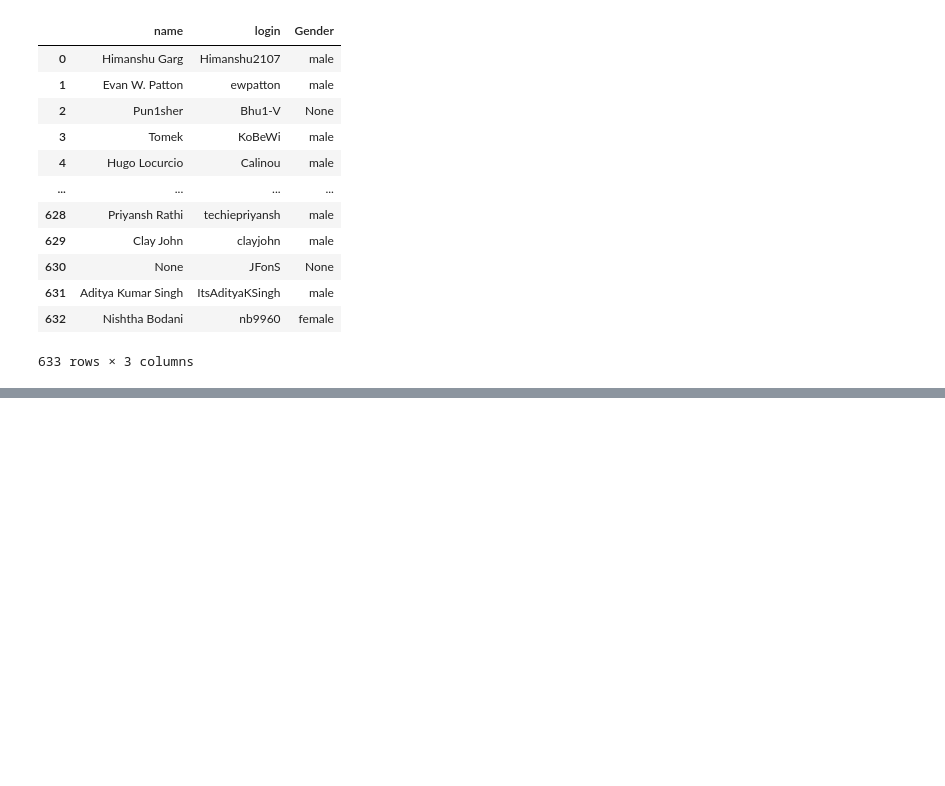
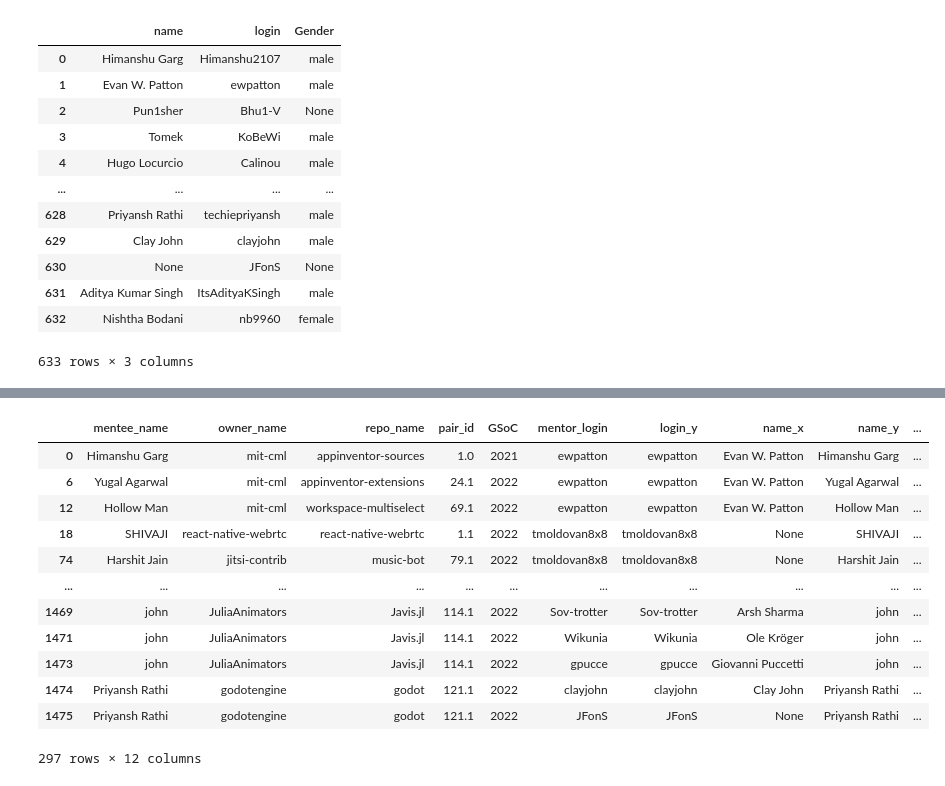
Before and after one commit to coffeehousejazz/honours_thesis, a Jupyter notebook: Code/new queries/GSoC2021.ipynb, the cells around one changed output, grey strips where cells are left out. Saved outputs shown, nothing was run; the diff lists cells and outputs as text; code cells hidden in the pictures; blank space fills up the shorter version.

```diff
--- a/Code/new queries/GSoC2021.ipynb
+++ b/Code/new queries/GSoC2021.ipynb
@@ -725,0 +749,30 @@ KeyError: 'login'
+# %%
+# gender matching / yes / no
+#success_names = pd.merge(success_mentor, user_df[["name", "name"]], how="left")
+unsuccess_names = pd.merge(unsuccess_mentor, user_df[["login", "name"]], left_on="mentor_login", right_on="login")
+unsuccess_names = unsuccess_names.drop(['login_x'], axis = 1)
+#success_names = success_names.groupby(["mentee_name", 'mentor_login'])
+unsuccess_names = unsuccess_names.drop_duplicates()
+unsuccess_names
+gender_unsuccess = pd.merge(unsuccess_names, names_df[['name', 'Gender']], how='left', left_on="mentee_name", right_on="name")
+gender_unsuccess = gender_unsuccess.drop_duplicates()
+gender_unsuccess = gender_unsuccess.rename(columns={"Gender": "Mentee Gender"})
+# add mentor gender
+gender_unsuccess = pd.merge(gender_unsuccess, names_df[['name', 'Gender']], how='left', left_on="name_x", right_on="name")
+gender_unsuccess = gender_unsuccess.drop_duplicates()
+gender_unsuccess = gender_unsuccess.rename(columns={"Gender": "Mentee Gender"})
+gender_unsuccess
+# %% [output]
+|  | mentee_name | owner_name | repo_name | pair_id | GSoC | mentor_login | login_y | name_x | name_y | ... |
+| 0 | Himanshu Garg | mit-cml | appinventor-sources | 1.0 | 2021 | ewpatton | ewpatton | Evan W. Patton | Himanshu Garg | ... |
+| 6 | Yugal Agarwal | mit-cml | appinventor-extensions | 24.1 | 2022 | ewpatton | ewpatton | Evan W. Patton | Yugal Agarwal | ... |
+| 12 | Hollow Man | mit-cml | workspace-multiselect | 69.1 | 2022 | ewpatton | ewpatton | Evan W. Patton | Hollow Man | ... |
+| 18 | SHIVAJI | react-native-webrtc | react-native-webrtc | 1.1 | 2022 | tmoldovan8x8 | tmoldovan8x8 | None | SHIVAJI | ... |
+| 74 | Harshit Jain | jitsi-contrib | music-bot | 79.1 | 2022 | tmoldovan8x8 | tmoldovan8x8 | None | Harshit Jain | ... |
+| ... | ... | ... | ... | ... | ... | ... | ... | ... | ... | ... |
+| 1469 | john | JuliaAnimators | Javis.jl | 114.1 | 2022 | Sov-trotter | Sov-trotter | Arsh Sharma | john | ... |
+| 1471 | john | JuliaAnimators | Javis.jl | 114.1 | 2022 | Wikunia | Wikunia | Ole Kröger | john | ... |
+| 1473 | john | JuliaAnimators | Javis.jl | 114.1 | 2022 | gpucce | gpucce | Giovanni Puccetti | john | ... |
+| 1474 | Priyansh Rathi | godotengine | godot | 121.1 | 2022 | clayjohn | clayjohn | Clay John | Priyansh Rathi | ... |
+| 1475 | Priyansh Rathi | godotengine | godot | 121.1 | 2022 | JFonS | JFonS | None | Priyansh Rathi | ... |
+297 rows × 12 columns
```
Also changed, not shown: parts of 6 cells of this notebook.
